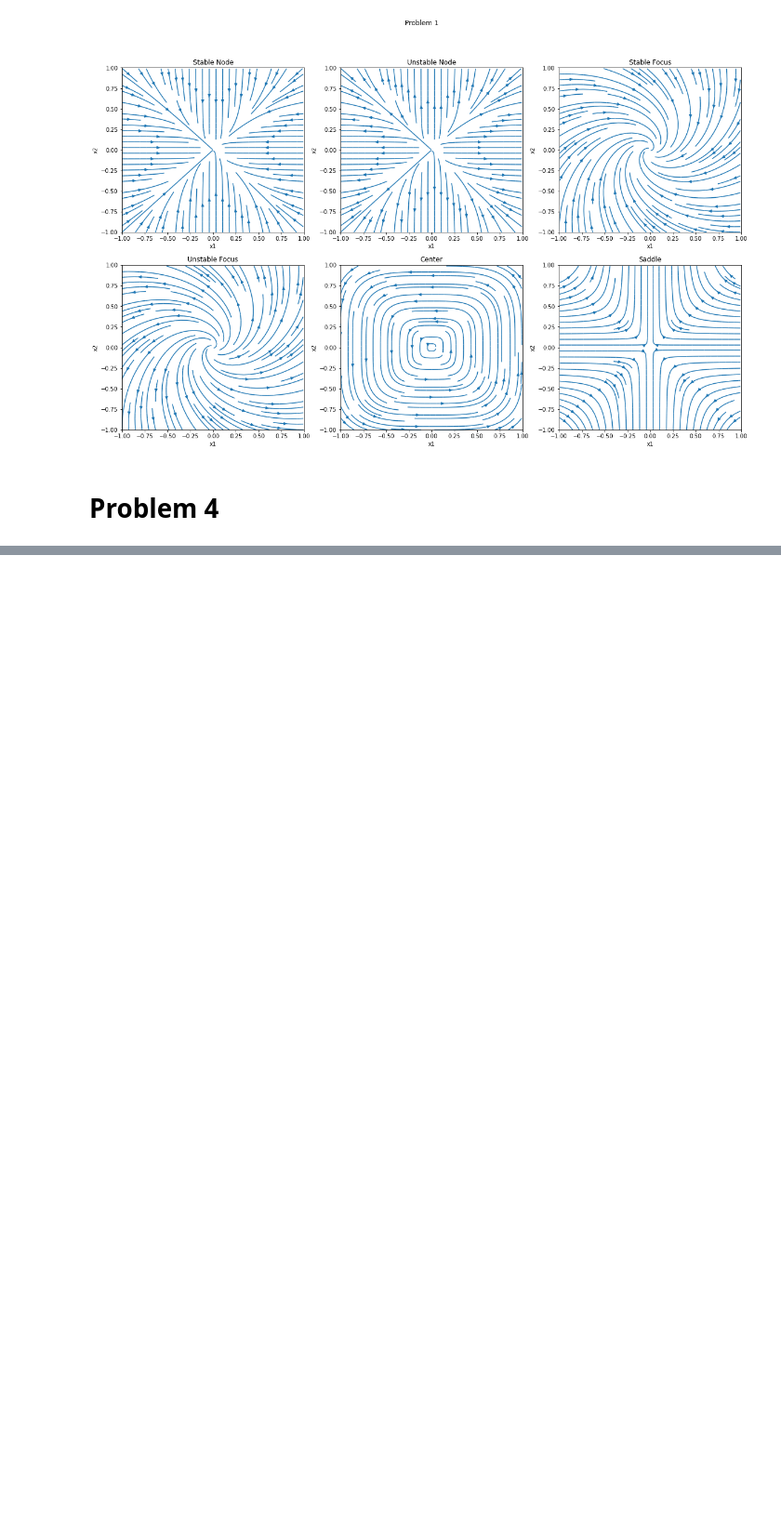
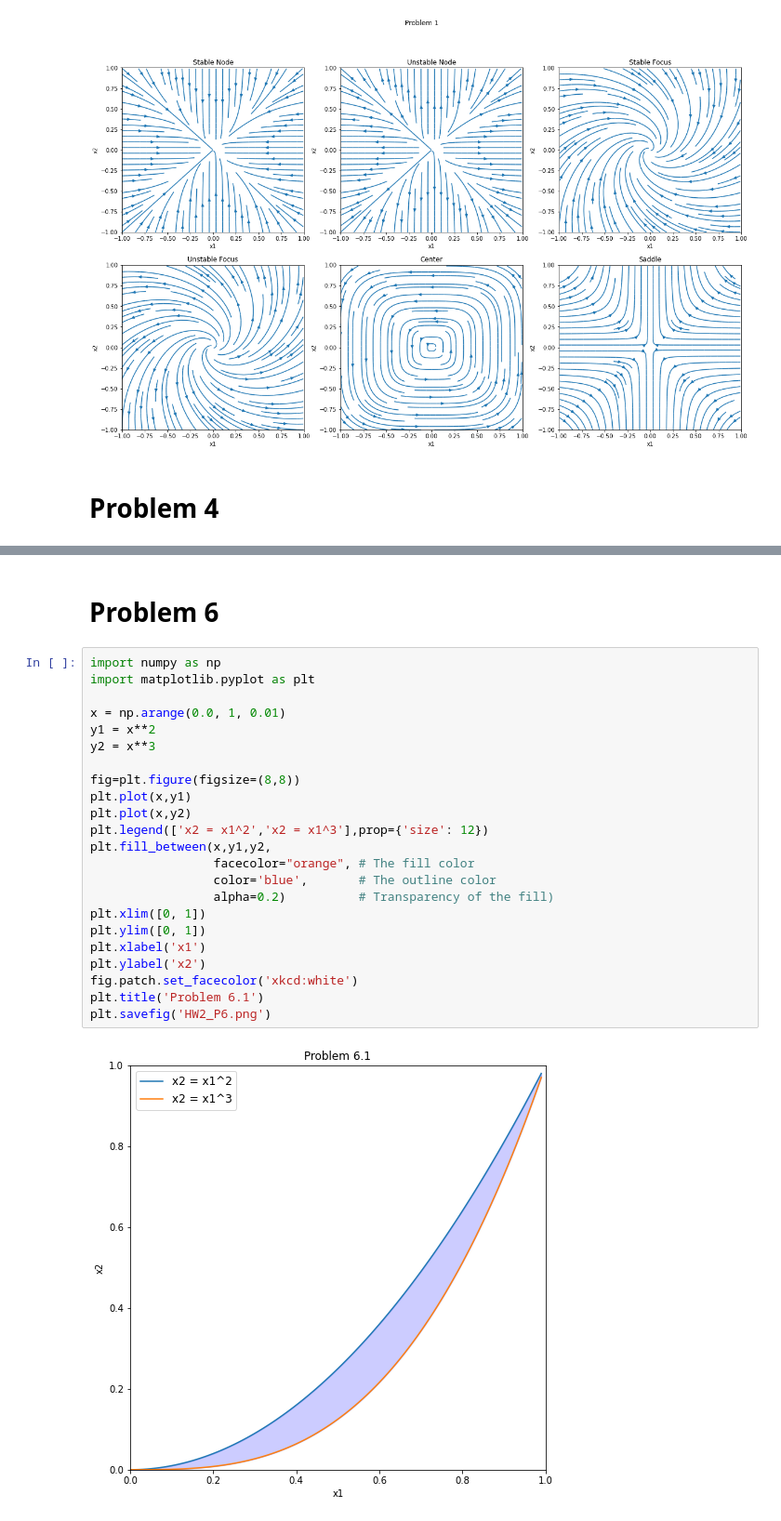
Before and after one commit to abhayabhayabhay/ech267_advanced_process_control, a Jupyter notebook: Homework 2/APC_HW2.ipynb, the cells around one changed output, grey strips where cells are left out. Shown at 93% size. Drawn from its saved outputs; the diff is of its cells as text; blank space fills up the shorter version.

```diff
--- a/Homework 2/APC_HW2.ipynb
+++ b/Homework 2/APC_HW2.ipynb
@@ -120,3 +100,30 @@ plt.title('Problem 4, k = 1')
 plt.savefig('HW2_P4.png')
 # %% [output]
 [figure]
+# %% [markdown]
+# Problem 6
+# %%
+import numpy as np
+import matplotlib.pyplot as plt
+
+x = np.arange(0.0, 1, 0.01)
+y1 = x**2
+y2 = x**3
+
+fig=plt.figure(figsize=(8,8))
+plt.plot(x,y1)
+plt.plot(x,y2)
+plt.legend(['x2 = x1^2','x2 = x1^3'],prop={'size': 12})
+plt.fill_between(x,y1,y2,
+                 facecolor="orange", # The fill color
+                 color='blue',       # The outline color
+                 alpha=0.2)          # Transparency of the fill)
+plt.xlim([0, 1])
+plt.ylim([0, 1])
+plt.xlabel('x1')
+plt.ylabel('x2')
+fig.patch.set_facecolor('xkcd:white')
+plt.title('Problem 6.1')
+plt.savefig('HW2_P6.png')
+# %% [output]
+[figure, added]
```
Also changed, not shown: parts of 5 cells of this notebook, 7 other files.
